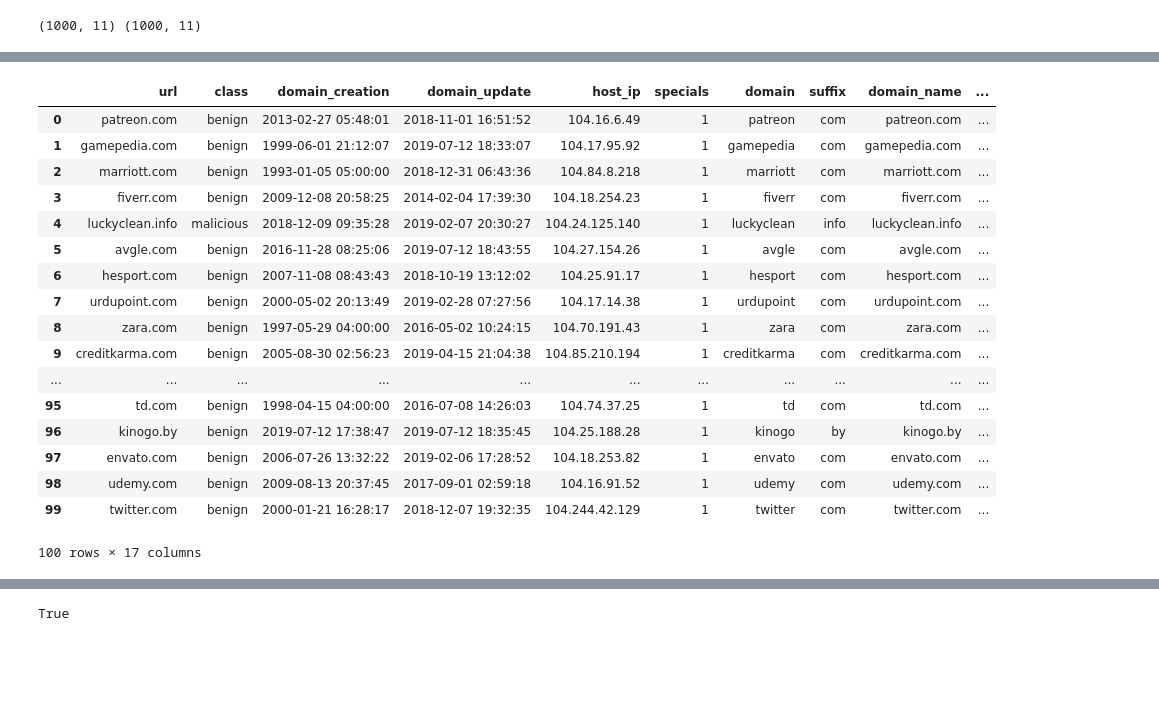
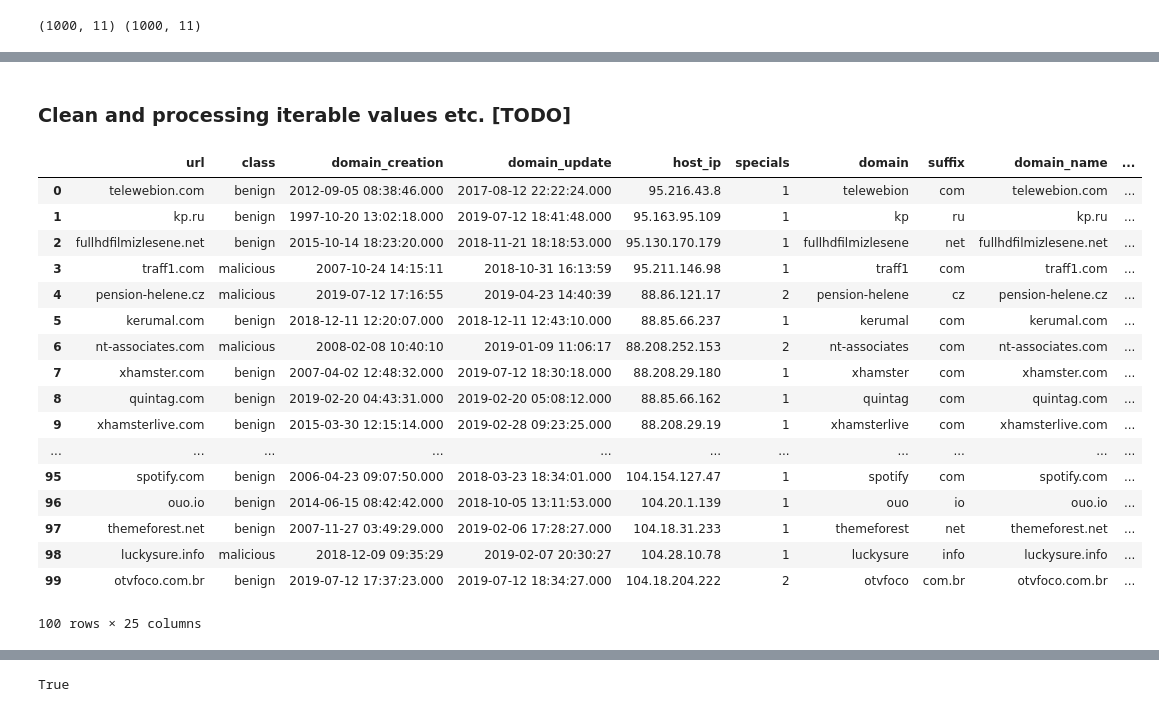
Before and after one commit to alistairwgillespie/blue_team_detection, a Jupyter notebook: notebooks/malurl_demo.ipynb, the cells around one changed output, grey strips where cells are left out. Saved outputs shown, nothing was run; the diff lists cells and outputs as text; code cells hidden in the pictures; blank space fills up the shorter version.

```diff
--- a/notebooks/malurl_demo.ipynb
+++ b/notebooks/malurl_demo.ipynb
@@ -334,0 +397,6 @@ df
+# %%
+df['status_str'] = df['status'].str.replace('((http|https)\:+\/\/.*?(\,|\s|$))', ',').str.replace('\(|\)|\s+|\-+|\.', '').str.strip().str.lower()
+# %%
+df[['country']] = df[['country']].fillna('missing')
+# %%
+df[['state']] = df[['state']].fillna('missing')
@@ -335,23 +433,25 @@ df
+# %% [markdown]
+### Clean and processing iterable values etc. [TODO]
 # %%
-df = df.merge(iana[['prefix', 'designation']], how='inner', on='prefix')
+final_df = df.merge(iana[['prefix', 'designation']], how='inner', on='prefix')
 # %%
-df.head(100)
+final_df.head(100)
 # %% [output]
 |  | url | class | domain_creation | domain_update | host_ip | specials | domain | suffix | domain_name | ... |
-| 0 | patreon.com | benign | 2013-02-27 05:48:01 | 2018-11-01 16:51:52 | 104.16.6.49 | 1 | patreon | com | patreon.com | ... |
-| 1 | gamepedia.com | benign | 1999-06-01 21:12:07 | 2019-07-12 18:33:07 | 104.17.95.92 | 1 | gamepedia | com | gamepedia.com | ... |
-| 2 | marriott.com | benign | 1993-01-05 05:00:00 | 2018-12-31 06:43:36 | 104.84.8.218 | 1 | marriott | com | marriott.com | ... |
-| 3 | fiverr.com | benign | 2009-12-08 20:58:25 | 2014-02-04 17:39:30 | 104.18.254.23 | 1 | fiverr | com | fiverr.com | ... |
-| 4 | luckyclean.info | malicious | 2018-12-09 09:35:28 | 2019-02-07 20:30:27 | 104.24.125.140 | 1 | luckyclean | info | luckyclean.info | ... |
-| 5 | avgle.com | benign | 2016-11-28 08:25:06 | 2019-07-12 18:43:55 | 104.27.154.26 | 1 | avgle | com | avgle.com | ... |
-| 6 | hesport.com | benign | 2007-11-08 08:43:43 | 2018-10-19 13:12:02 | 104.25.91.17 | 1 | hesport | com | hesport.com | ... |
-| 7 | urdupoint.com | benign | 2000-05-02 20:13:49 | 2019-02-28 07:27:56 | 104.17.14.38 | 1 | urdupoint | com | urdupoint.com | ... |
-| 8 | zara.com | benign | 1997-05-29 04:00:00 | 2016-05-02 10:24:15 | 104.70.191.43 | 1 | zara | com | zara.com | ... |
-| 9 | creditkarma.com | benign | 2005-08-30 02:56:23 | 2019-04-15 21:04:38 | 104.85.210.194 | 1 | creditkarma | com | creditkarma.com | ... |
+| 0 | telewebion.com | benign | 2012-09-05 08:38:46.000 | 2017-08-12 22:22:24.000 | 95.216.43.8 | 1 | telewebion | com | telewebion.com | ... |
+| 1 | kp.ru | benign | 1997-10-20 13:02:18.000 | 2019-07-12 18:41:48.000 | 95.163.95.109 | 1 | kp | ru | kp.ru | ... |
+| 2 | fullhdfilmizlesene.net | benign | 2015-10-14 18:23:20.000 | 2018-11-21 18:18:53.000 | 95.130.170.179 | 1 | fullhdfilmizlesene | net | fullhdfilmizlesene.net | ... |
+| 3 | traff1.com | malicious | 2007-10-24 14:15:11 | 2018-10-31 16:13:59 | 95.211.146.98 | 1 | traff1 | com | traff1.com | ... |
+| 4 | pension-helene.cz | malicious | 2019-07-12 17:16:55 | 2019-04-23 14:40:39 | 88.86.121.17 | 2 | pension-helene | cz | pension-helene.cz | ... |
+| 5 | kerumal.com | benign | 2018-12-11 12:20:07.000 | 2018-12-11 12:43:10.000 | 88.85.66.237 | 1 | kerumal | com | kerumal.com | ... |
+| 6 | nt-associates.com | malicious | 2008-02-08 10:40:10 | 2019-01-09 11:06:17 | 88.208.252.153 | 2 | nt-associates | com | nt-associates.com | ... |
+| 7 | xhamster.com | benign | 2007-04-02 12:48:32.000 | 2019-07-12 18:30:18.000 | 88.208.29.180 | 1 | xhamster | com | xhamster.com | ... |
+| 8 | quintag.com | benign | 2019-02-20 04:43:31.000 | 2019-02-20 05:08:12.000 | 88.85.66.162 | 1 | quintag | com | quintag.com | ... |
+| 9 | xhamsterlive.com | benign | 2015-03-30 12:15:14.000 | 2019-02-28 09:23:25.000 | 88.208.29.19 | 1 | xhamsterlive | com | xhamsterlive.com | ... |
 | ... | ... | ... | ... | ... | ... | ... | ... | ... | ... | ... |
-| 95 | td.com | benign | 1998-04-15 04:00:00 | 2016-07-08 14:26:03 | 104.74.37.25 | 1 | td | com | td.com | ... |
-| 96 | kinogo.by | benign | 2019-07-12 17:38:47 | 2019-07-12 18:35:45 | 104.25.188.28 | 1 | kinogo | by | kinogo.by | ... |
-| 97 | envato.com | benign | 2006-07-26 13:32:22 | 2019-02-06 17:28:52 | 104.18.253.82 | 1 | envato | com | envato.com | ... |
-| 98 | udemy.com | benign | 2009-08-13 20:37:45 | 2017-09-01 02:59:18 | 104.16.91.52 | 1 | udemy | com | udemy.com | ... |
-| 99 | twitter.com | benign | 2000-01-21 16:28:17 | 2018-12-07 19:32:35 | 104.244.42.129 | 1 | twitter | com | twitter.com | ... |
+| 95 | spotify.com | benign | 2006-04-23 09:07:50.000 | 2018-03-23 18:34:01.000 | 104.154.127.47 | 1 | spotify | com | spotify.com | ... |
+| 96 | ouo.io | benign | 2014-06-15 08:42:42.000 | 2018-10-05 13:11:53.000 | 104.20.1.139 | 1 | ouo | io | ouo.io | ... |
+| 97 | themeforest.net | benign | 2007-11-27 03:49:29.000 | 2019-02-06 17:28:27.000 | 104.18.31.233 | 1 | themeforest | net | themeforest.net | ... |
+| 98 | luckysure.info | malicious | 2018-12-09 09:35:29 | 2019-02-07 20:30:27 | 104.28.10.78 | 1 | luckysure | info | luckysure.info | ... |
+| 99 | otvfoco.com.br | benign | 2019-07-12 17:37:23.000 | 2019-07-12 18:34:27.000 | 104.18.204.222 | 2 | otvfoco | com.br | otvfoco.com.br | ... |
-100 rows × 17 columns
+100 rows × 25 columns
```
Also changed, not shown: parts of 35 cells of this notebook.
